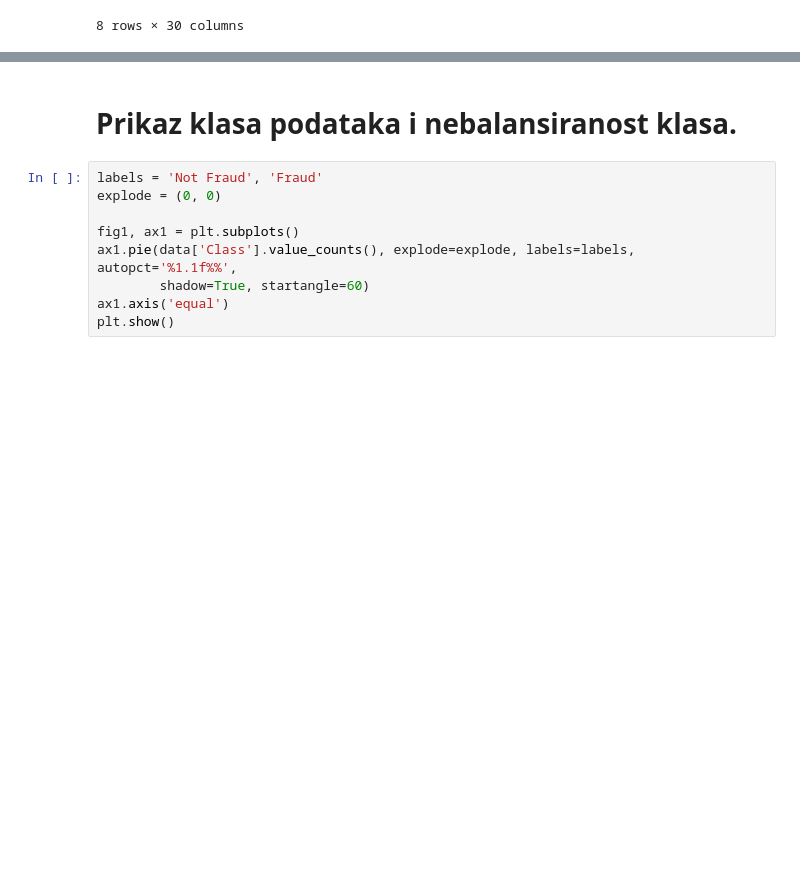
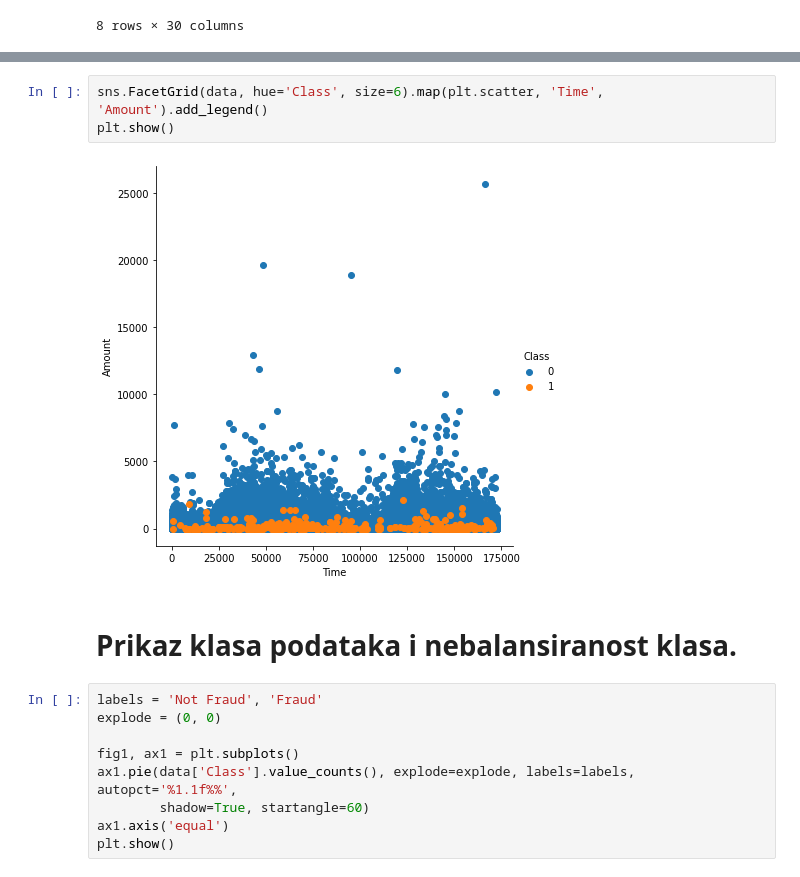
Before and after one commit to tomislav4545/otkrivanje_prijevara_s_kreditnim_karticama, a Jupyter notebook: Otkrivanje_prijevara_s_kreditnim_karticama.ipynb, the cells around one changed output, grey strips where cells are left out. Saved outputs shown, nothing was run; the diff lists cells and outputs as text; blank space fills up the shorter version.

```diff
--- a/Otkrivanje_prijevara_s_kreditnim_karticama.ipynb
+++ b/Otkrivanje_prijevara_s_kreditnim_karticama.ipynb
@@ -63,3 +88,8 @@ data.describe()
+# %%
+sns.FacetGrid(data, hue='Class', size=6).map(plt.scatter, 'Time', 'Amount').add_legend()
+plt.show()
+# %% [output]
+[figure, added]
 # %% [markdown]
 # Prikaz klasa podataka i nebalansiranost klasa.
 # %%
```
Also changed, not shown: parts of 5 cells of this notebook.
